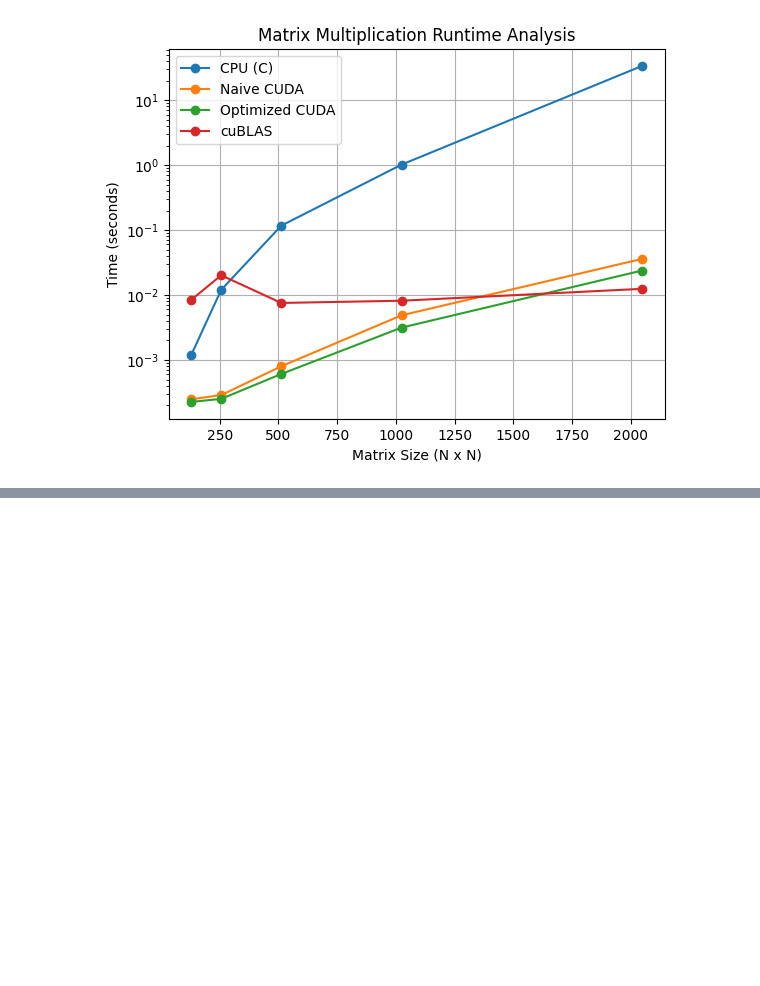
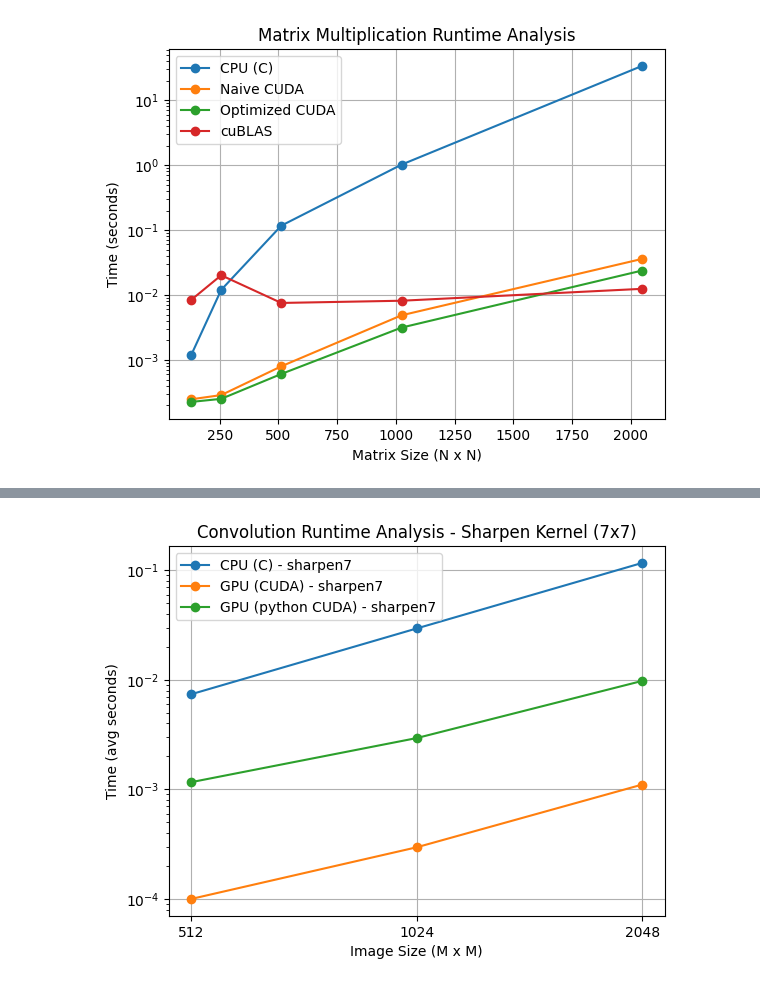
Before and after one commit to SlyShot42/cuda-matmul-conv-bench, a Jupyter notebook: runtime_analysis.ipynb, the cells around one changed output, grey strips where cells are left out. Cells and saved outputs as stored; diff of their text form; code cells hidden in the pictures; blank space fills up the shorter version.

```diff
--- a/runtime_analysis.ipynb
+++ b/runtime_analysis.ipynb
@@ -59,0 +146,25 @@ plt.show()
+# %%
+cpu_edge_data = avg_runtimes.loc['CPU (C)'].loc['sharpen7']
+cpu_edge_Ns = np.array(cpu_edge_data.index)
+cpu_edge_times = cpu_edge_data.values
+
+cuda_edge_data = avg_runtimes.loc['GPU (CUDA)'].loc['sharpen7']
+cuda_edge_Ns = np.array(cuda_edge_data.index)
+cuda_edge_times = cuda_edge_data.values
+
+python_cuda_edge_data = avg_runtimes.loc['GPU (python CUDA)'].loc['sharpen7']
+python_cuda_edge_Ns = np.array(python_cuda_edge_data.index)
+python_cuda_edge_times = python_cuda_edge_data.values
+
+plt.plot(cpu_edge_Ns, cpu_edge_times, marker="o", label="CPU (C) - sharpen7")
+plt.plot(cuda_edge_Ns, cuda_edge_times, marker="o", label="GPU (CUDA) - sharpen7")
+plt.plot(python_cuda_edge_Ns, python_cuda_edge_times, marker="o", label="GPU (python CUDA) - sharpen7")
+plt.xlabel('Image Size (M x M)')
+plt.ylabel('Time (avg seconds)')
+plt.yscale('log')
+plt.title('Convolution Runtime Analysis - Sharpen Kernel (7x7)')
+plt.grid(True)
+plt.legend()
+plt.show()
+# %% [output]
+[figure, added]
```
Also changed, not shown: parts of 5 cells of this notebook.
